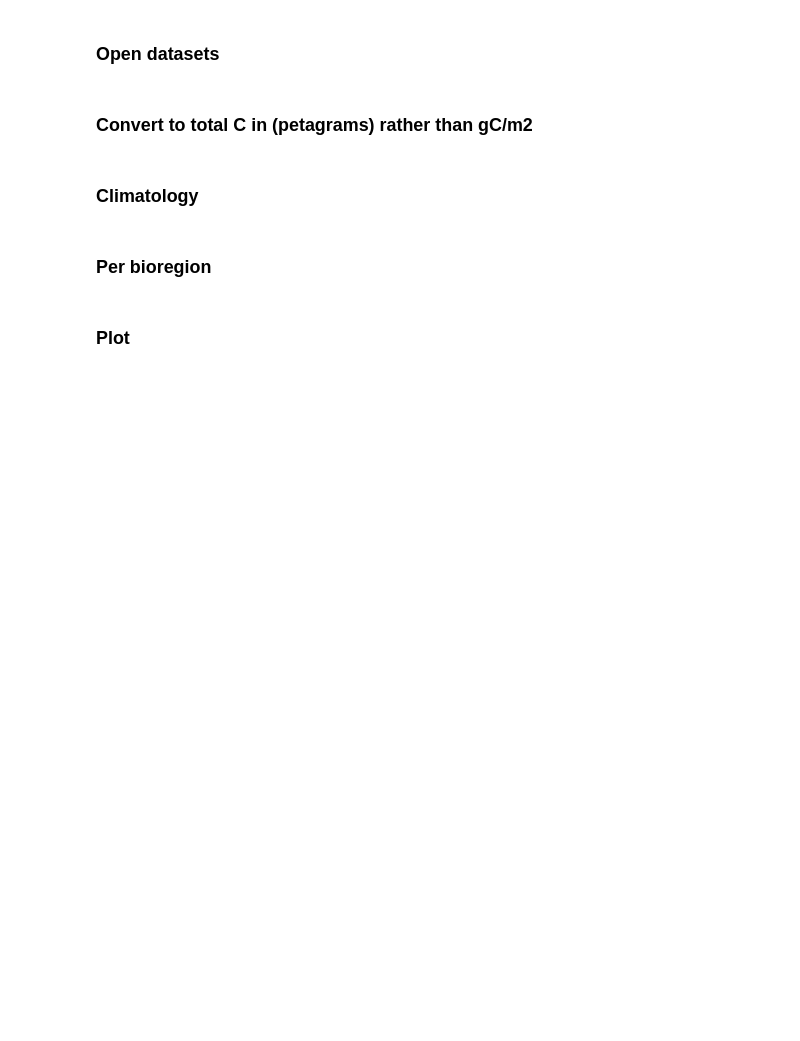
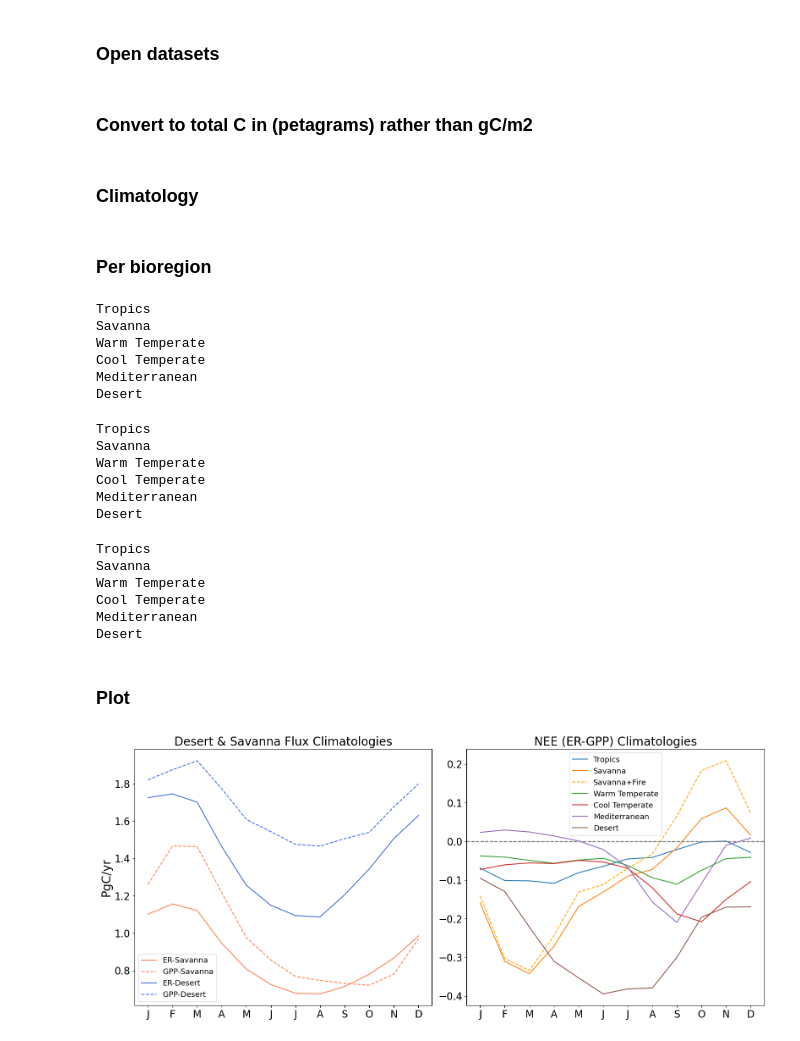
Before and after one commit to cbur24/NEE_modelling, a Jupyter notebook: 6_Plot_predictions.ipynb, the cells around one changed output. Cells and saved outputs as stored; diff of their text form; code cells hidden in the pictures; blank space fills up the shorter version.

```diff
--- a/6_Plot_predictions.ipynb
+++ b/6_Plot_predictions.ipynb
@@ -481,3 +503,7 @@ gpp
+# %%
+fire = xr.open_dataarray('/g/data/os22/chad_tmp/NEE_modelling/data/FireEmissions_10km_monthly_2003_2022.nc')
+# fire = fire.sum(['x', 'y'])
+fire = fire*12
 # %%
 er = er.odc.reproject(how=er.odc.geobox.to_crs('EPSG:3577'),
                       resampling='bilinear').compute()
@@ -497,6 +523,7 @@ warnings.filterwarnings("ignore")
 
 er_clim_mean = er.groupby('time.month').mean()
 gpp_clim_mean = gpp.groupby('time.month').mean()
+fire_clim_mean = fire.groupby('time.month').mean()
 # %% [markdown]
 ### Per bioregion
 # %%
@@ -504,7 +531,7 @@ bio = assign_crs(xr.open_dataarray('/g/data/os22/chad_tmp/NEE_modelling/data/bio
 gdf = gpd.read_file('/g/data/os22/chad_tmp/NEE_modelling/data/bioclimatic_regions.geojson')
 # %%
 def make_mask(xx, index):
-    mask = xr_reproject(bio, geobox=xx.odc.geobox.compat, resampling='nearest')
+    mask = bio.odc.reproject(how=xx.odc.geobox, resampling='nearest')
     mask = mask.astype(int)
     mask['x'] = np.array([round(i,6) for i in mask.x.values])
     mask['y'] = np.array([round(i,6) for i in mask.y.values])
@@ -534,6 +561,13 @@ for index, row in gdf.iterrows():
     # Append results to a dictionary using the attribute
     # column as an key
     er_results.update({row['region_name']: datasets})
+# %% [output]
+Tropics
+Savanna
+Warm Temperate
+Cool Temperate
+Mediterranean
+Desert
 # %%
 # Dictionary to save results
 gpp_results = {}
@@ -553,6 +587,39 @@ for index, row in gdf.iterrows():
     # Append results to a dictionary using the attribute
     # column as an key
     gpp_results.update({row['region_name']: datasets})
+# %% [output]
+Tropics
+Savanna
+Warm Temperate
+Cool Temperate
+Mediterranean
+Desert
+# %%
+# Dictionary to save results
+fire_results = {}
+for index, row in gdf.iterrows():
+    index=index+1
+    print(row['region_name'])
+    datasets = {}
+
+    ds_mask = make_mask(fire, index)
+
+    dss = round_coords(fire_clim_mean).where(ds_mask)
+
+    datasets.update({
+                'GFAS Fire':dss,
+                }
+               )
+    # Append results to a dictionary using the attribute
+    # column as an key
+    fire_results.update({row['region_name']: datasets})
+# %% [output]
+Tropics
+Savanna
+Warm Temperate
+Cool Temperate
+Mediterranean
+Desert
 # %% [markdown]
 ### Plot
 # %%
@@ -566,33 +633,42 @@ regions = ['Tropics',
 fig, ax = plt.subplots(1,2, figsize=(16,7))
 for i in regions:
 
     subtract =  er_results[i]['This Study ER'].sum(['x','y']) - gpp_results[i]['This Study GPP'].sum(['x','y'])
+    subtract.plot(label=i, ax=ax[1])
 
-    subtract.plot(label=i, ax=ax[1])
+    if i=='Savanna':
+        fire_1d = fire_results[i]['GFAS Fire'].sum(['x','y'])
+        (subtract+fire_1d).plot(label=i+'+Fire', ax=ax[1], linestyle='--', color='orange')
+    # if i=='Desert':
+    #     fire_1d = fire_results[i]['GFAS Fire'].sum(['x','y'])
+    #     (subtract+fire_1d).plot(label=i+'+Fire', ax=ax[1], linestyle='--', color='brown')
+
     ax[1].legend(fontsize=13)
     ax[1].set_title('NEE (ER-GPP) Climatologies', fontsize=20)
     ax[1].set_ylabel('')
     ax[1].tick_params(axis='y', labelsize=17)
     ax[1].set_xlabel('')
     ax[1].set_xticks(range(1,13))
     ax[1].set_xticklabels(["J","F","M","A","M","J","J","A","S","O","N","D"], fontsize=17)
     ax[1].axhline(0, c='grey', linestyle='--')
 
 er_results['Savanna']['This Study ER'].sum(['x','y']).plot(ax=ax[0], label='ER-Savanna', c='coral')
 gpp_results['Savanna']['This Study GPP'].sum(['x','y']).plot(ax=ax[0], label='GPP-Savanna', c='coral', linestyle='--')
 
 er_results['Desert']['This Study ER'].sum(['x','y']).plot(ax=ax[0], label='ER-Desert',c='royalblue' )
 gpp_results['Desert']['This Study GPP'].sum(['x','y']).plot(ax=ax[0], label='GPP-Desert',  c='royalblue', linestyle='--')
 
 ax[0].legend(fontsize=13)
 ax[0].set_title('Desert & Savanna Flux Climatologies', fontsize=20)
 ax[0].set_ylabel('PgC/yr', fontsize=20)
 ax[0].tick_params(axis='y', labelsize=17)
 ax[0].set_xlabel('')
 ax[0].set_xticks(range(1,13))
 ax[0].set_xticklabels(["J","F","M","A","M","J","J","A","S","O","N","D"], fontsize=17)
 
 plt.tight_layout()
 
-plt.savefig('/g/data/os22/chad_tmp/NEE_modelling/results/figs/desert_savanna_climatology.png',
-            bbox_inches='tight');
+# plt.savefig('/g/data/os22/chad_tmp/NEE_modelling/results/figs/desert_savanna_climatology.png',
+#             bbox_inches='tight');
+# %% [output]
+[figure, added]
```
Also changed, not shown: parts of 4 cells of this notebook, 6 other files.
